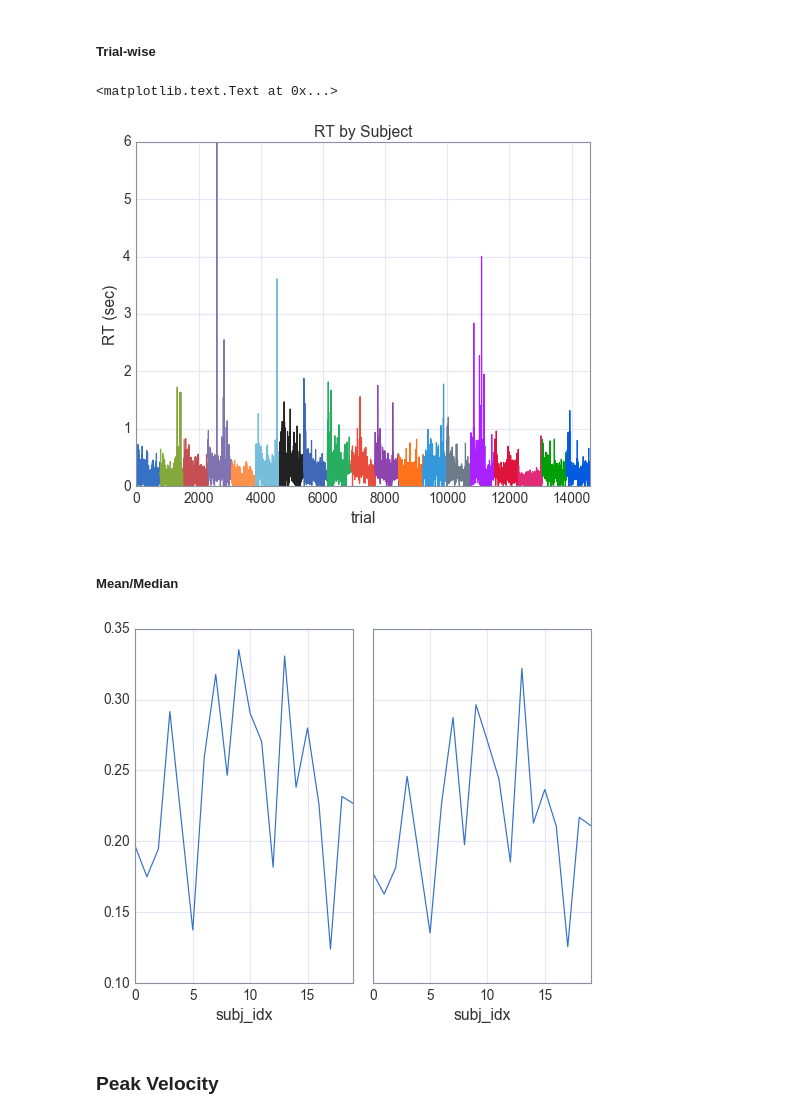
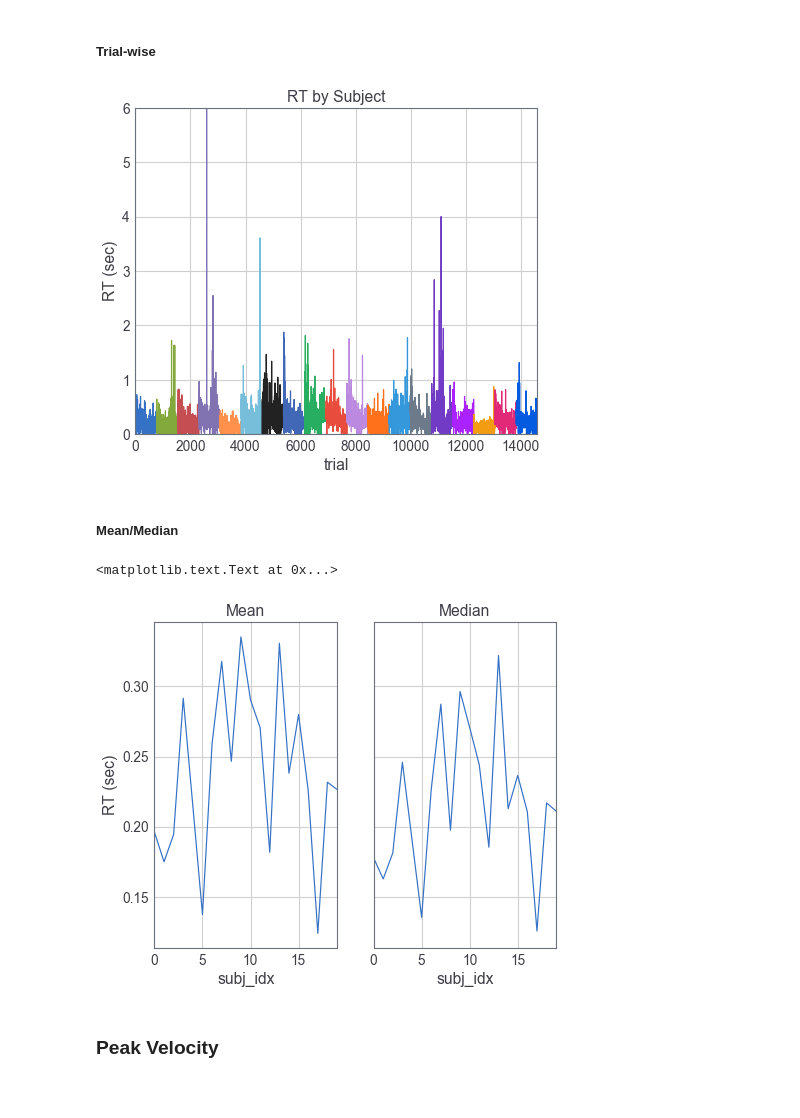
Before and after one commit to CoAxLab/Net_Worth, a Jupyter notebook: Analyses/Figures/BehResults/BehDataProcessing.ipynb, the cells around one changed output. Cells and saved outputs as stored; diff of their text form; code cells hidden in the pictures.

```diff
--- a/Analyses/Figures/BehResults/BehDataProcessing.ipynb
+++ b/Analyses/Figures/BehResults/BehDataProcessing.ipynb
@@ -31,7 +31,7 @@ jtplot.figsize(6, 6, 1.2)
 # %% [markdown]
 ## Import Data
 # %%
-data_path = 'D:/Rory/CoAx/Git/Pub_Code_master/Data/' # Define the path to the behavioral data
+data_path = 'C:/Users/Alex Asturias/Documents/GitHub/Net_Worth/Data/' # Define the path to the behavioral data
 data1 = pd.read_csv(data_path + 'exp1data.csv')
 data2 = pd.read_csv(data_path + 'exp2data.csv')
 data3 = pd.read_csv(data_path + 'exp3data.csv')
@@ -48,0 +40,5 @@ data1.head(5)
+# %%
+data1.head(5)
+# Convert the peak velocities into pixels/sec (currently pixels/ms)
+data1['peak_V'] = data1['peak_V']*1000
+data1.head(5)
@@ -61,18 +62,21 @@ ax.set_ylim([0,6]);
 ax.set_title('RT by Subject');
 ax.set_xlabel('trial');
 ax.set_ylabel('RT (sec)');
-# We see a couple of very slow RT's (on the order of seconds), but nothing alarming`fig,(ax1, ax2) = plt.subplots(1,2,sharey = True);
+# We see a couple of very slow RT's (on the order of seconds), but nothing alarming
 # %% [output]
-<matplotlib.text.Text at 0x...>
-[figure, old version]
+[figure, new version]
 # %% [markdown]
 ##### Mean/Median
 # %%
 fig,(ax1, ax2) = plt.subplots(1,2,sharey = True);
 data1.groupby('subj_idx').rt.mean().plot(ax=ax1);
+ax1.set_title('Mean')
 data1.groupby('subj_idx').rt.median().plot(ax=ax2);
+ax2.set_title('Median')
+ax1.set_ylabel('RT (sec)')
 # %% [output]
+<matplotlib.text.Text at 0x...>
-[figure, old version]
+[figure, new version]
 # %% [markdown]
 ### Peak Velocity
 # %% [markdown]
```
Also changed, not shown: parts of 25 cells of this notebook.
